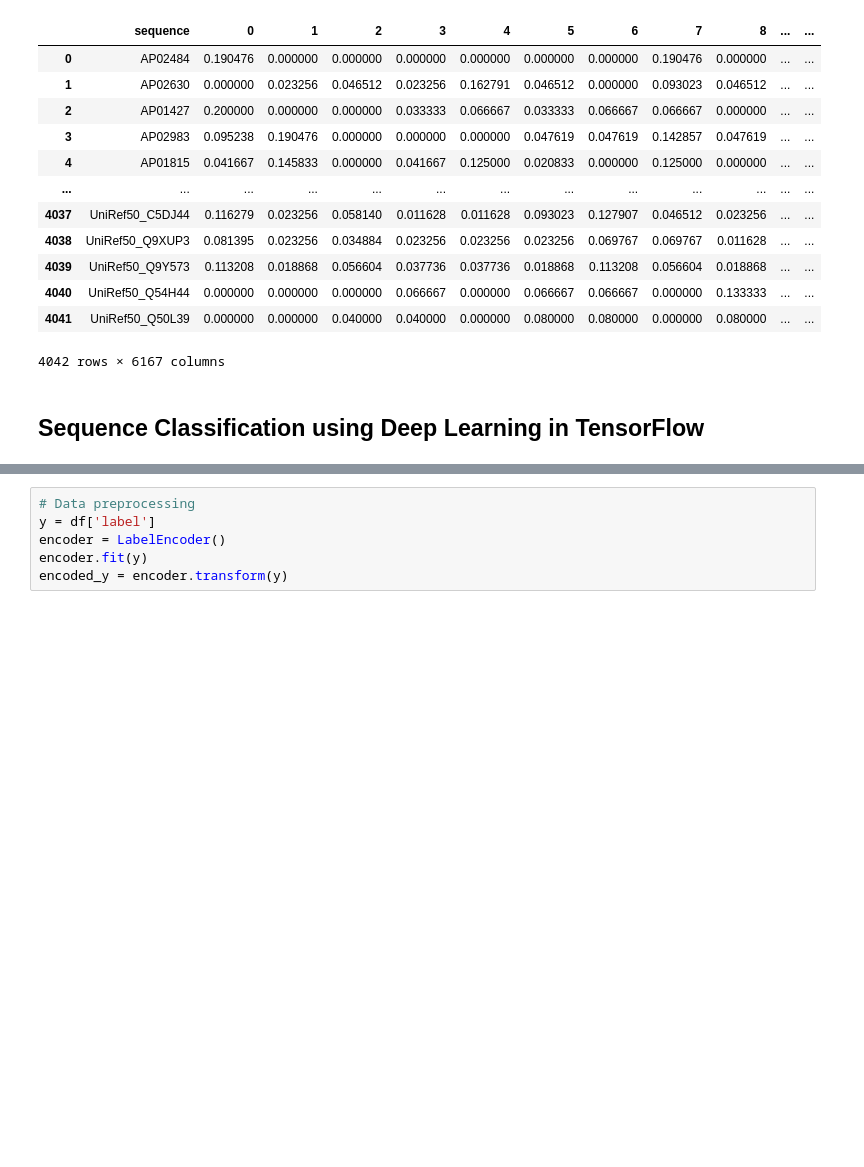
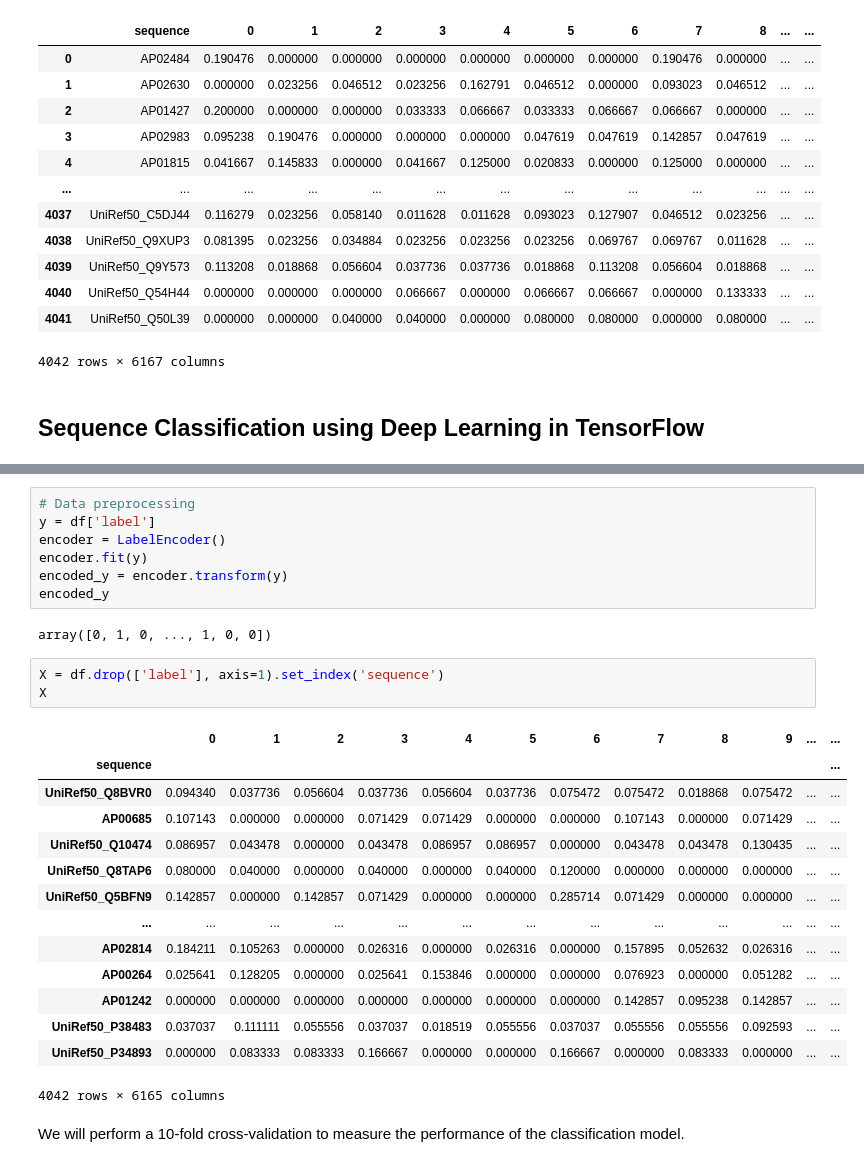
Before and after one commit to MichalRoztocki/Protein-Language-Capstone, a Jupyter notebook: model_damir/amp_esm.ipynb, the cells around one changed output, grey strips where cells are left out. Saved outputs shown, nothing was run; the diff lists cells and outputs as text; blank space fills up the shorter version.

```diff
--- a/model_damir/amp_esm.ipynb
+++ b/model_damir/amp_esm.ipynb
@@ -165,3 +160,26 @@ y = df['label']
 encoder = LabelEncoder()
 encoder.fit(y)
 encoded_y = encoder.transform(y)
+encoded_y
+# %% [output]
+array([0, 1, 0, ..., 1, 0, 0])
+# %%
+X = df.drop(['label'], axis=1).set_index('sequence')
+X
+# %% [output]
+|  | 0 | 1 | 2 | 3 | 4 | 5 | 6 | 7 | 8 | 9 | ... | ... |
+| sequence |  |  |  |  |  |  |  |  |  |  |  | ... |
+| UniRef50_Q8BVR0 | 0.094340 | 0.037736 | 0.056604 | 0.037736 | 0.056604 | 0.037736 | 0.075472 | 0.075472 | 0.018868 | 0.075472 | ... | ... |
+| AP00685 | 0.107143 | 0.000000 | 0.000000 | 0.071429 | 0.071429 | 0.000000 | 0.000000 | 0.107143 | 0.000000 | 0.071429 | ... | ... |
+| UniRef50_Q10474 | 0.086957 | 0.043478 | 0.000000 | 0.043478 | 0.086957 | 0.086957 | 0.000000 | 0.043478 | 0.043478 | 0.130435 | ... | ... |
+| UniRef50_Q8TAP6 | 0.080000 | 0.040000 | 0.000000 | 0.040000 | 0.000000 | 0.040000 | 0.120000 | 0.000000 | 0.000000 | 0.000000 | ... | ... |
+| UniRef50_Q5BFN9 | 0.142857 | 0.000000 | 0.142857 | 0.071429 | 0.000000 | 0.000000 | 0.285714 | 0.071429 | 0.000000 | 0.000000 | ... | ... |
+| ... | ... | ... | ... | ... | ... | ... | ... | ... | ... | ... | ... | ... |
+| AP02814 | 0.184211 | 0.105263 | 0.000000 | 0.026316 | 0.000000 | 0.026316 | 0.000000 | 0.157895 | 0.052632 | 0.026316 | ... | ... |
+| AP00264 | 0.025641 | 0.128205 | 0.000000 | 0.025641 | 0.153846 | 0.000000 | 0.000000 | 0.076923 | 0.000000 | 0.051282 | ... | ... |
+| AP01242 | 0.000000 | 0.000000 | 0.000000 | 0.000000 | 0.000000 | 0.000000 | 0.000000 | 0.142857 | 0.095238 | 0.142857 | ... | ... |
+| UniRef50_P38483 | 0.037037 | 0.111111 | 0.055556 | 0.037037 | 0.018519 | 0.055556 | 0.037037 | 0.055556 | 0.055556 | 0.092593 | ... | ... |
+| UniRef50_P34893 | 0.000000 | 0.083333 | 0.083333 | 0.166667 | 0.000000 | 0.000000 | 0.166667 | 0.000000 | 0.083333 | 0.000000 | ... | ... |
+4042 rows × 6165 columns
+# %% [markdown]
+We will perform a 10-fold cross-validation to measure the performance of the classification model.
```
Also changed, not shown: parts of 4 cells of this notebook.
